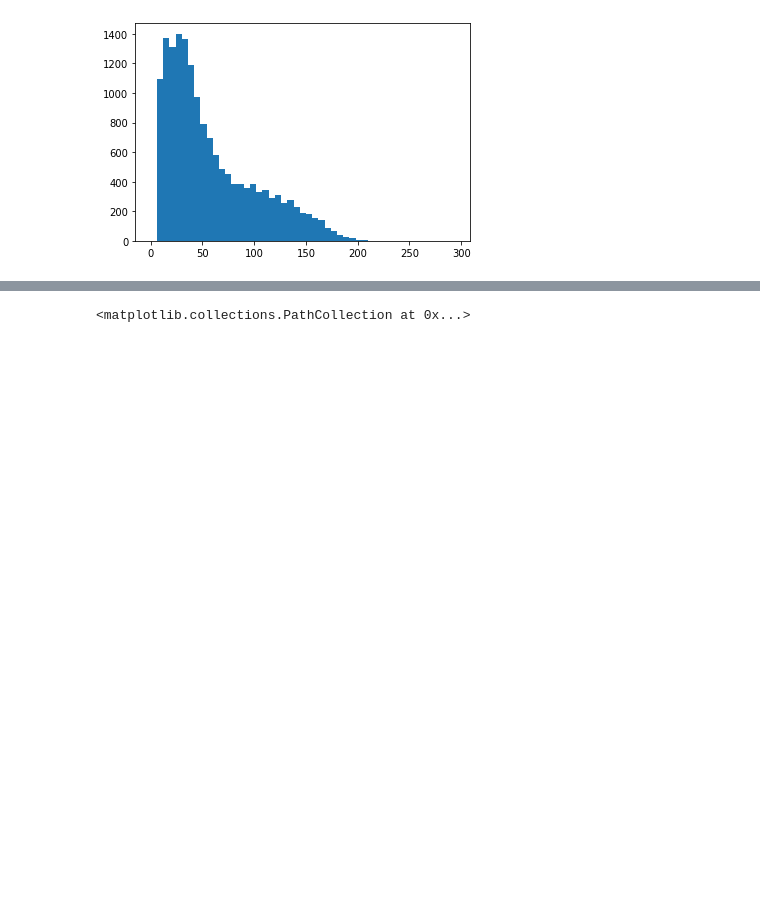
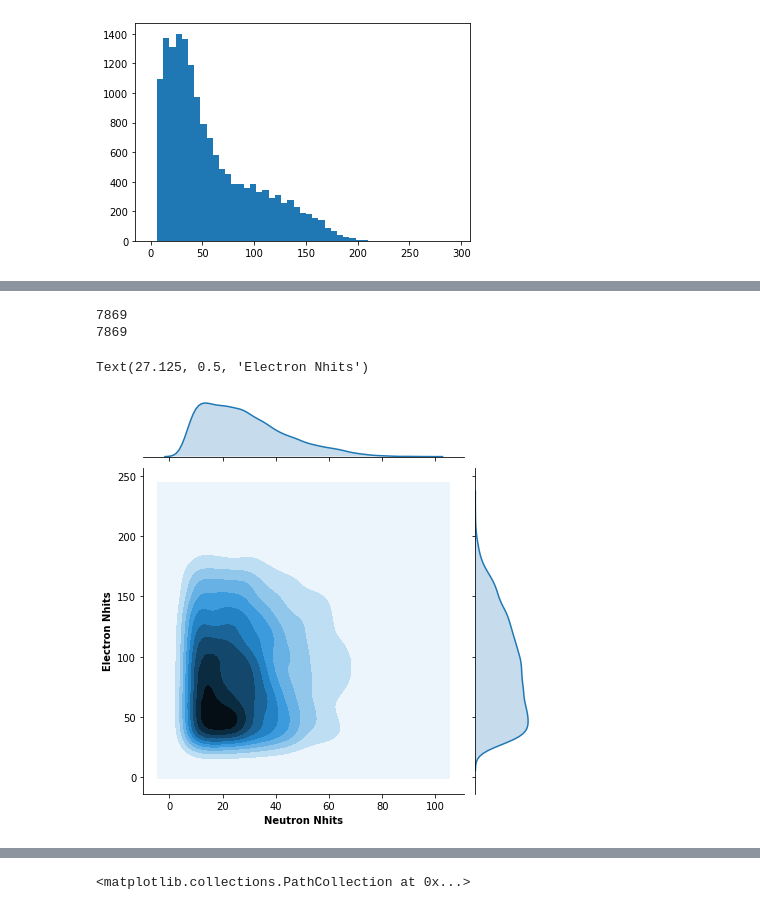
Before and after one commit to WatChMaL/NeutronGNN, a Jupyter notebook: root_utils/verify_h5.ipynb, the cells around one changed output, grey strips where cells are left out. Cells and saved outputs as stored; diff of their text form; code cells hidden in the pictures; blank space fills up the shorter version.

```diff
--- a/root_utils/verify_h5.ipynb
+++ b/root_utils/verify_h5.ipynb
@@ -134,0 +170,15 @@ plt.hist(nhits, bins=np.arange(0, 300, 6))
+# %%
+x_df = pd.DataFrame({'Neutron Nhits': nhits[labels == 0]})
+y_df = pd.DataFrame({'Electron Nhits': nhits[labels == 1]})
+x_df = x_df[:len(y)]
+y_df = y_df[:len(x)]
+print(len(x_df))
+print(len(y_df))
+h = sns.jointplot(x=x_df, y=y_df, kind="kde")
+h.ax_joint.set_xlabel('Neutron Nhits', fontweight='bold')
+h.ax_joint.set_ylabel('Electron Nhits', fontweight='bold')
+# %% [output]
+7869
+7869
+Text(27.125, 0.5, 'Electron Nhits')
+[figure, added]
```
Also changed, not shown: parts of 6 cells of this notebook.
